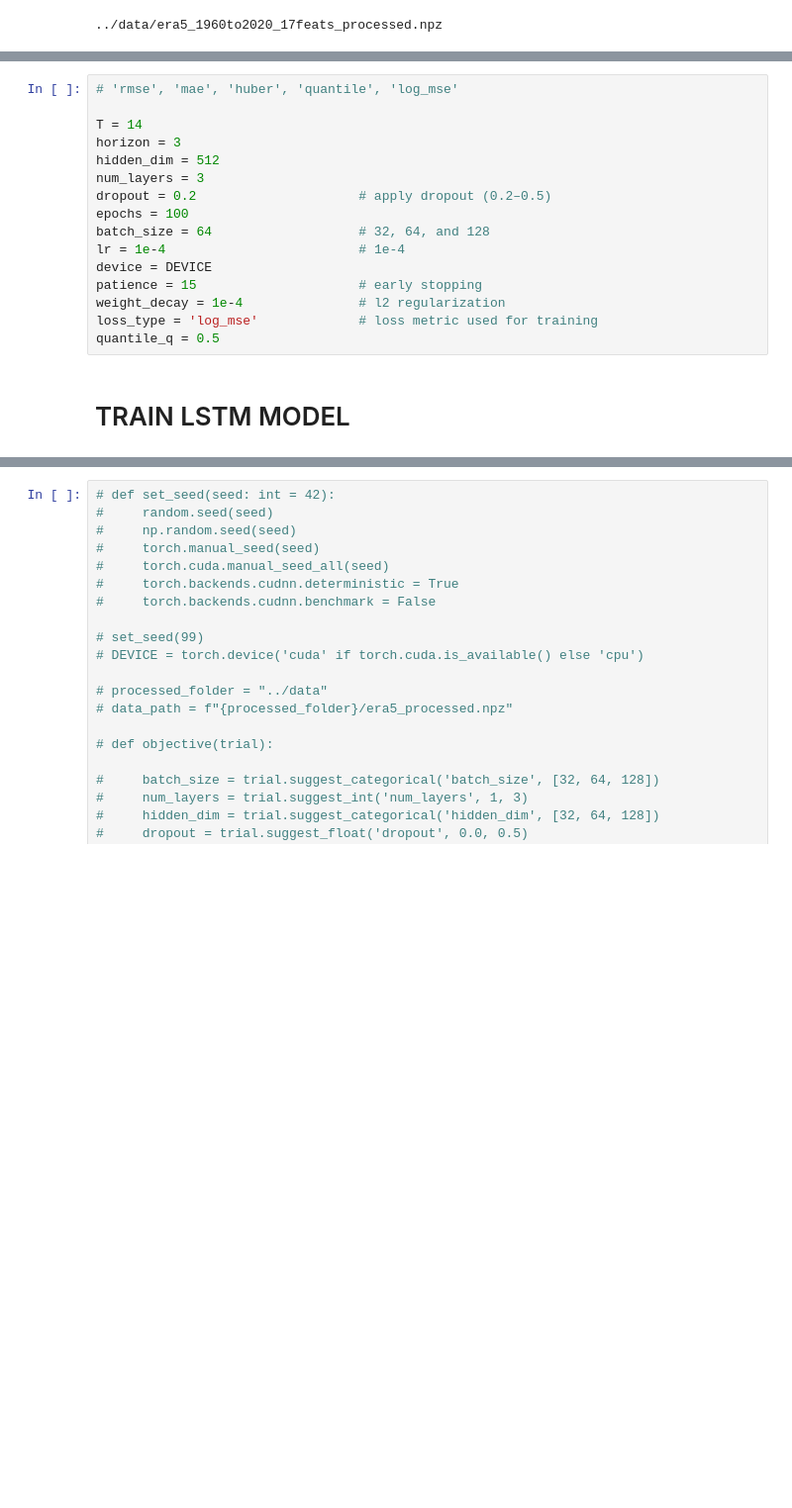
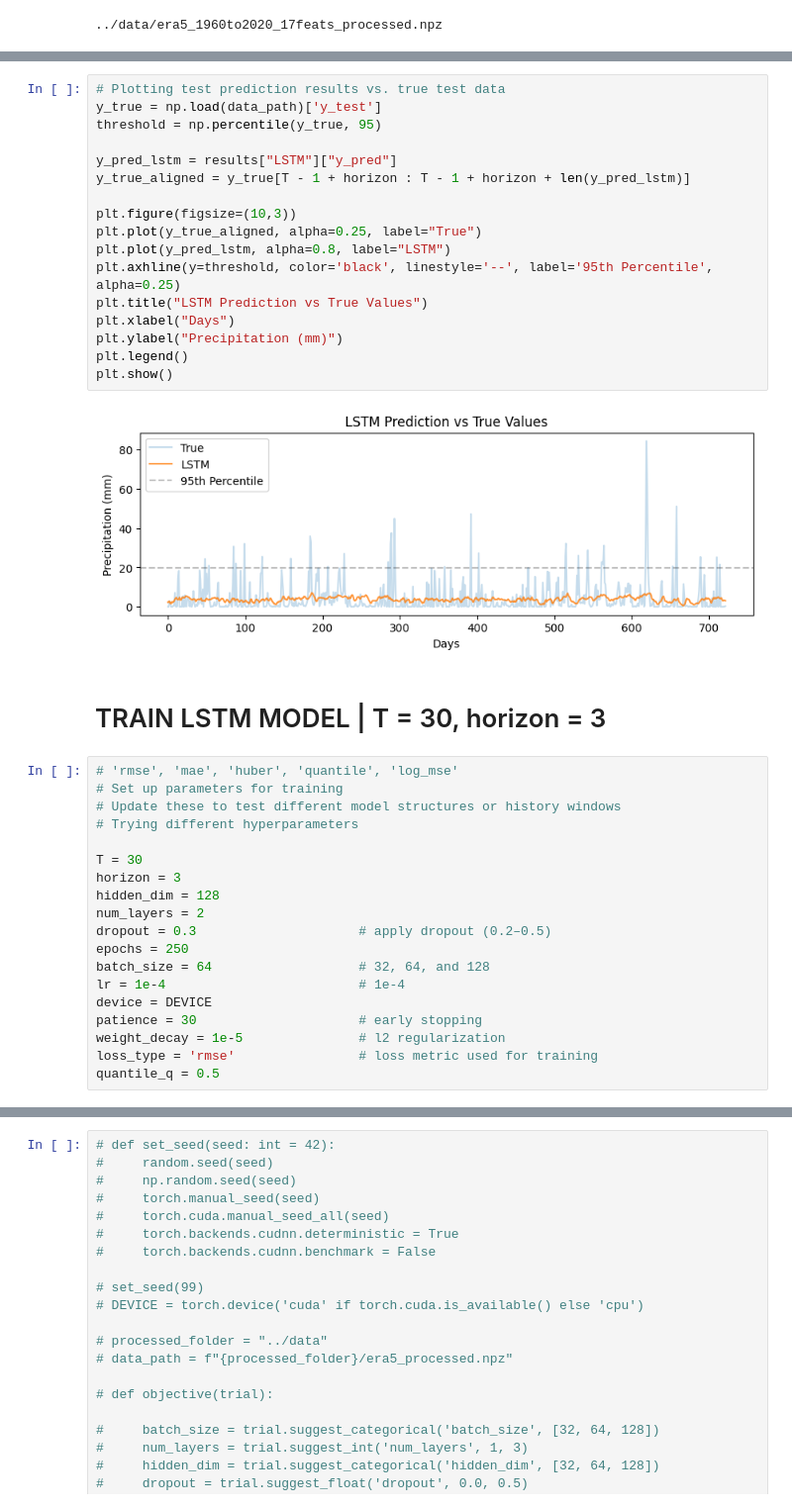
Before and after one commit to natbw/dl-precipitation-modeling, a Jupyter notebook: notebooks/03_LSTMPipeline.ipynb, the cells around one changed output, grey strips where cells are left out. Shown: that part at 99% size. Drawn from its saved outputs; the diff is of its cells as text; blank space fills up the shorter version.

```diff
--- a/notebooks/03_LSTMPipeline.ipynb
+++ b/notebooks/03_LSTMPipeline.ipynb
@@ -40,19 +116,41 @@ print(data_path)
+# %%
+# Plotting test prediction results vs. true test data
+y_true = np.load(data_path)['y_test']
+threshold = np.percentile(y_true, 95)
+
+y_pred_lstm = results["LSTM"]["y_pred"]
+y_true_aligned = y_true[T - 1 + horizon : T - 1 + horizon + len(y_pred_lstm)]
+
+plt.figure(figsize=(10,3))
+plt.plot(y_true_aligned, alpha=0.25, label="True")
+plt.plot(y_pred_lstm, alpha=0.8, label="LSTM")
+plt.axhline(y=threshold, color='black', linestyle='--', label='95th Percentile', alpha=0.25)
+plt.title("LSTM Prediction vs True Values")
+plt.xlabel("Days")
+plt.ylabel("Precipitation (mm)")
+plt.legend()
+plt.show()
+# %% [output]
+[figure, added]
+# %% [markdown]
+# TRAIN LSTM MODEL | T = 30, horizon = 3
 # %%
 # 'rmse', 'mae', 'huber', 'quantile', 'log_mse'
+# Set up parameters for training
+# Update these to test different model structures or history windows
+# Trying different hyperparameters
 
-T = 14
+T = 30
 horizon = 3
-hidden_dim = 512
-num_layers = 3
-dropout = 0.2                     # apply dropout (0.2–0.5)
-epochs = 100
+hidden_dim = 128
+num_layers = 2
+dropout = 0.3                     # apply dropout (0.2–0.5)
+epochs = 250
 batch_size = 64                   # 32, 64, and 128
 lr = 1e-4                         # 1e-4
 device = DEVICE
-patience = 15                     # early stopping
-weight_decay = 1e-4               # l2 regularization
-loss_type = 'log_mse'             # loss metric used for training
+patience = 30                     # early stopping
+weight_decay = 1e-5               # l2 regularization
+loss_type = 'rmse'                # loss metric used for training
 quantile_q = 0.5
-# %% [markdown]
-# TRAIN LSTM MODEL
 # %%
```
Also changed, not shown: parts of 15 cells of this notebook, 10 other files.
